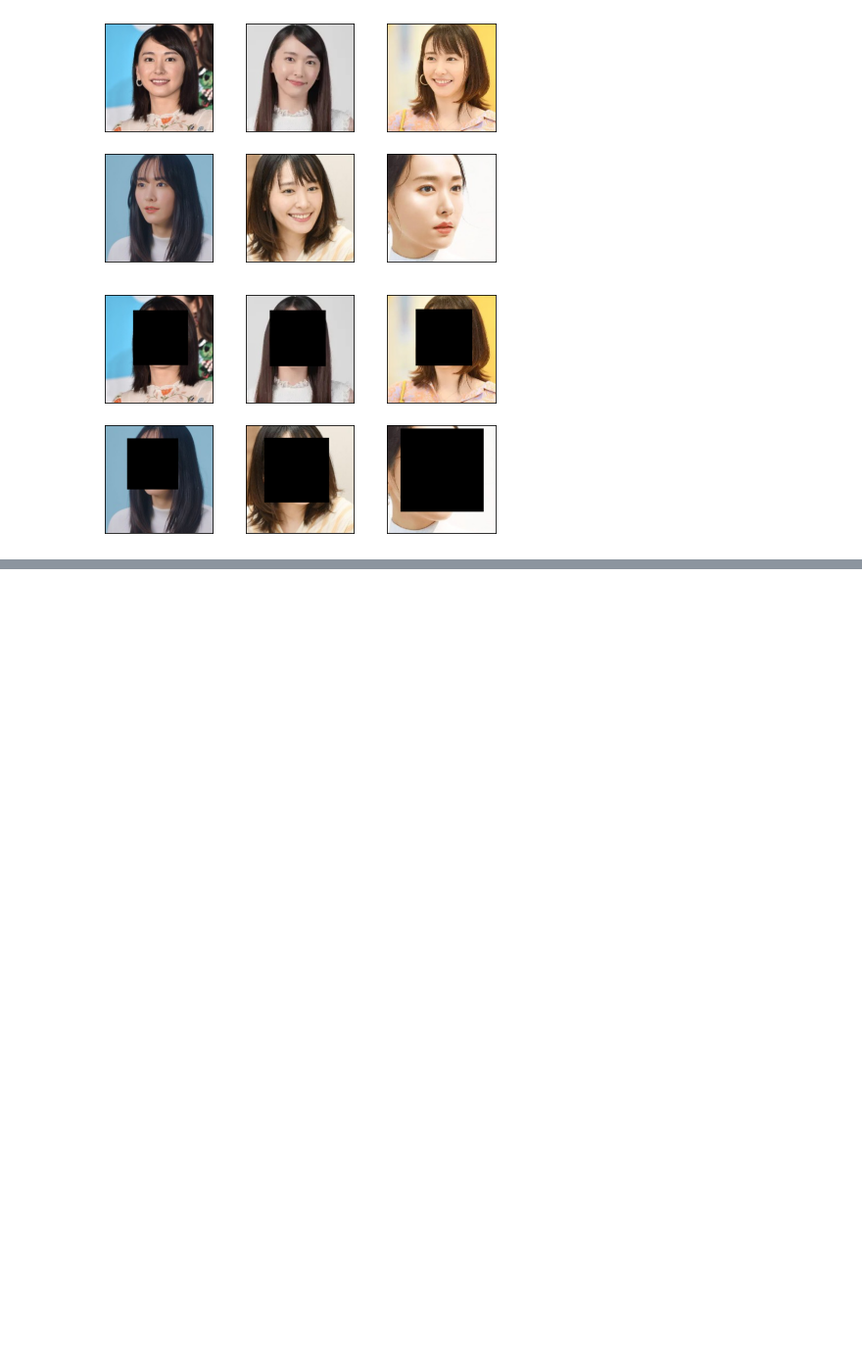
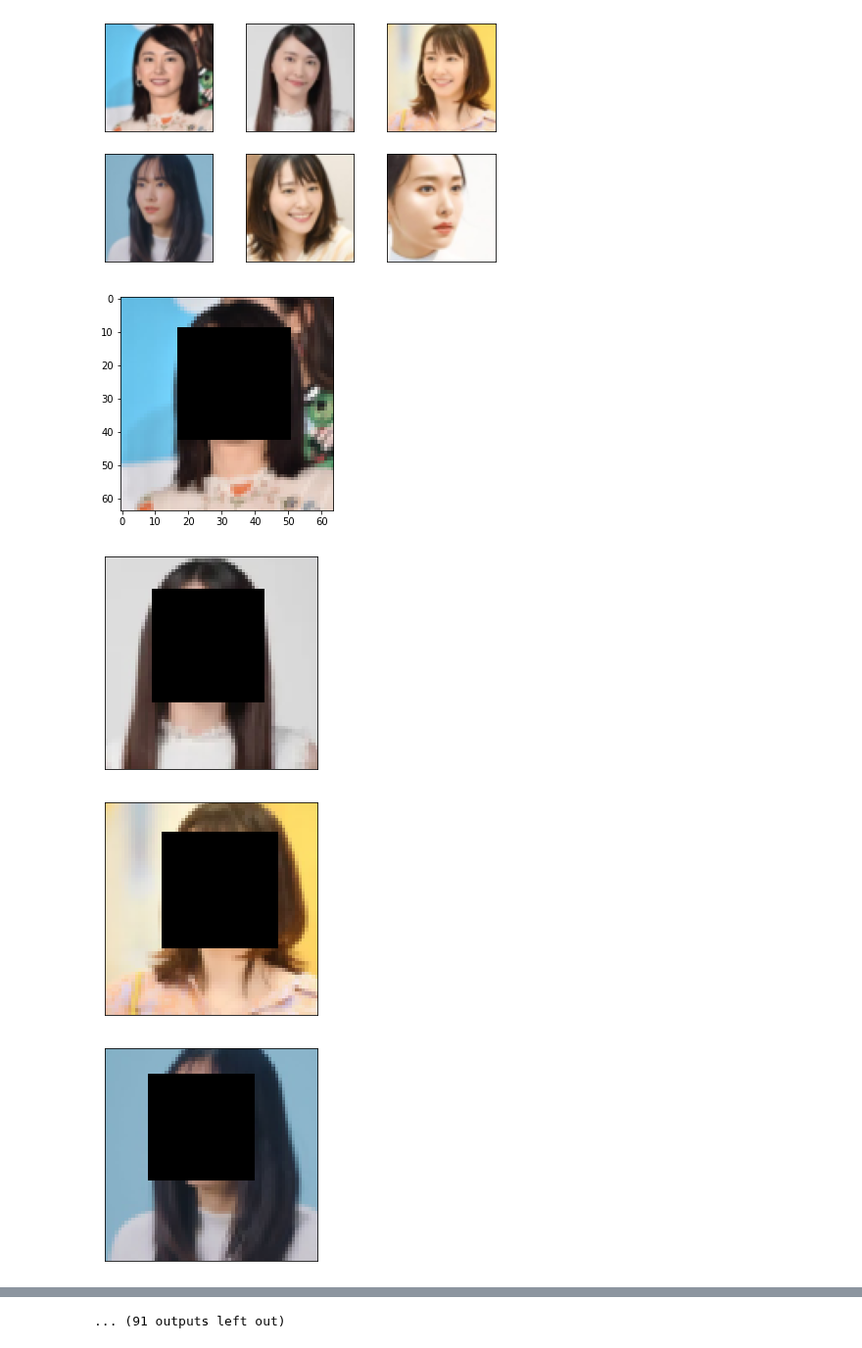
Before and after one commit to m3gofriends/My-Machine-and-Deep-Learning-Template-main, a Jupyter notebook: PyTorch/AutoEncoder/AutoEncoder_FaceSwap/AutoEncoder_FaceSwap.ipynb, the cells around one changed output, grey strips where cells are left out. Shown at 98% size. Saved outputs shown, nothing was run; the diff lists cells and outputs as text; code cells hidden in the pictures; blank space fills up the shorter version.

```diff
--- a/PyTorch/AutoEncoder/AutoEncoder_FaceSwap/AutoEncoder_FaceSwap.ipynb
+++ b/PyTorch/AutoEncoder/AutoEncoder_FaceSwap/AutoEncoder_FaceSwap.ipynb
@@ -25,7 +25,7 @@ from transformers import get_linear_schedule_with_warmup
 # %%
 def crop_face(tensor_img):
   img = np.asarray(transforms.ToPILImage()(tensor_img))
-  faces = face_cascade.detectMultiScale(image = img, scaleFactor = 1.03, minNeighbors = 5)
+  faces = face_cascade.detectMultiScale(image = img, scaleFactor = 1.01, minNeighbors = 3)
 
   if len(faces) > 1:
     max_area, index = 0,0
@@ -100,9 +101,10 @@ for i in range(6):
 # %%
 fig = plt.figure()
-for i in range(6):
-  plt.subplot(2,3,i+1)
-  plt.tight_layout()
+for i in range(102):
+  #plt.subplot(2,3,i+1)
+  #plt.tight_layout()
   plt.imshow(transforms.ToPILImage()(crop_face(A_train_set[i][0])))
+  plt.show()
   plt.xticks([])
   plt.yticks([])
 # %% [output]
@@ -128,11 +142,15 @@ for i in range(6):
 [figure]
 # %%
 fig = plt.figure()
-for i in range(6):
-  plt.subplot(2,3,i+1)
-  plt.tight_layout()
+for i in range(102):
+  #plt.subplot(2,3,i+1)
+  #plt.tight_layout()
   plt.imshow(transforms.ToPILImage()(crop_face(B_train_set[i][0])))
+  plt.show()
   plt.xticks([])
   plt.yticks([])
 # %% [output]
-[figure, old version]
+[figure, new version]
+[figure, added]
+[figure, added]
+[figure, added]
@@ -139,3 +165,4 @@ for i in range(6):
+... (91 outputs left out)
 # %%
 import torch
 
```
Also changed, not shown: parts of 10 cells of this notebook.
